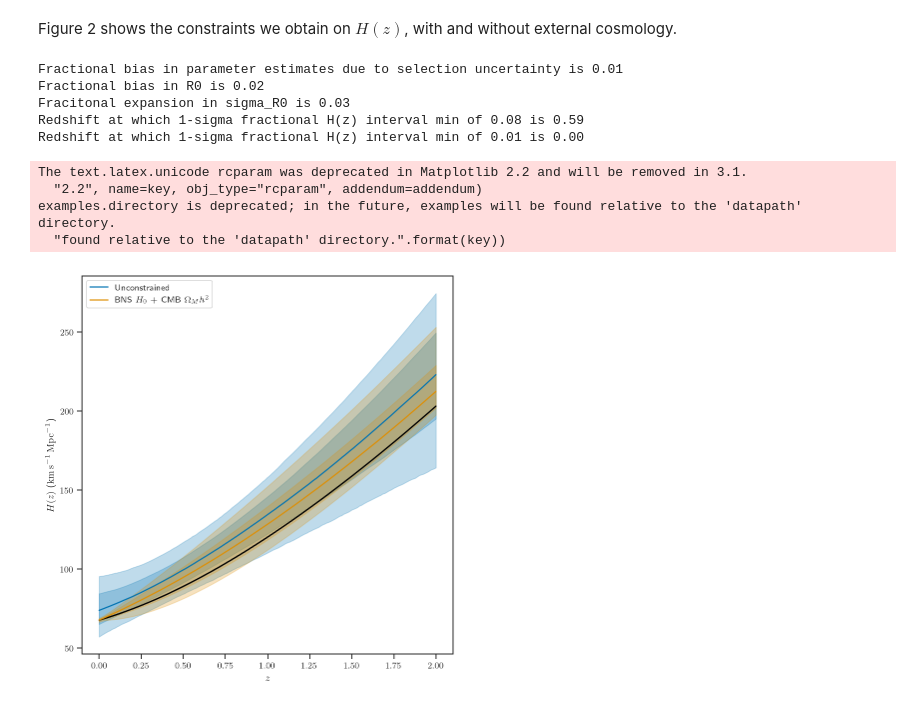
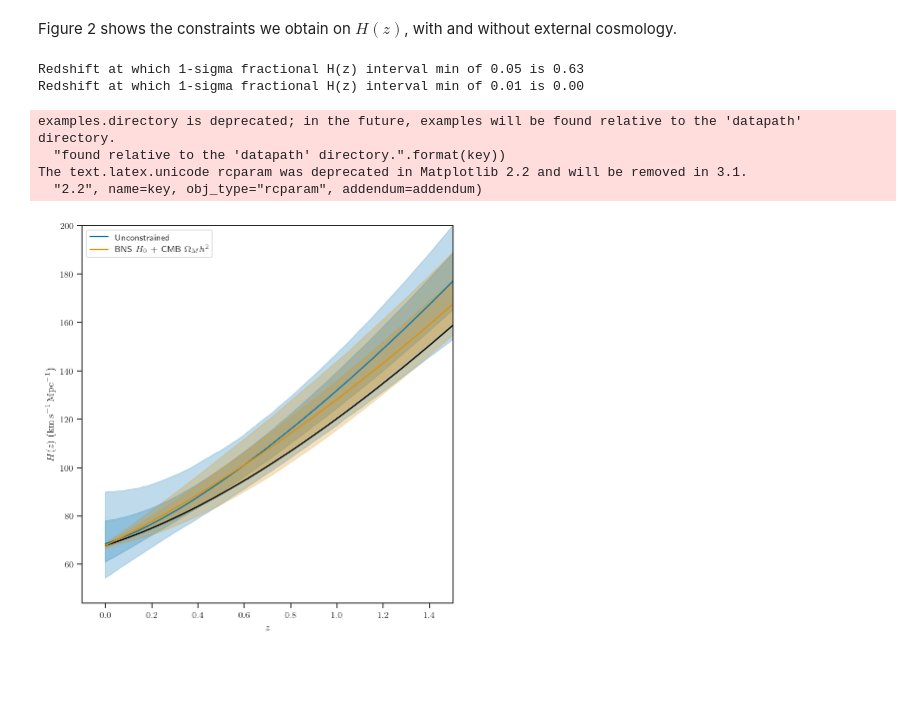
Before and after one commit to farr/PISNLineCosmography, a Jupyter notebook: PaperPlots.ipynb, the cells around one changed output. Drawn from its saved outputs; the diff is of its cells as text; code cells hidden in the pictures; blank space fills up the shorter version.

Commit message:
1 Year Results, paper plots for GMM, but maybe we should use sharp cutoff.

```diff
--- a/PaperPlots.ipynb
+++ b/PaperPlots.ipynb
@@ -36,7 +37,10 @@ with plots.pub_plots(figsize=array(plots.figsize_pub)/2):
 
     z = linspace(0, 2, 100)
     d = Planck15.luminosity_distance(z).to(u.Gpc).value
-    plot(d, 40*(1+z), color='k')
+
+    mmz = true_params['MMax']*(1+z)
+
+    plot(d, mmz, color='k')
 
     xlabel(r'$d_L$ ($\mathrm{Gpc}$)')
     ylabel(r'$m_1^\mathrm{det}$ ($M_\odot$)')
@@ -55,7 +59,7 @@ with plots.pub_plots(figsize=array(plots.figsize_pub)/2):
         five.create_dataset('m1det', data=m1s[n1:]*(1+zs[n1:]), compression='gzip', shuffle=True)
 
         f.create_dataset('dL', data=d, compression='gzip', shuffle=True)
-        f.create_dataset('m1_turnoff', data=40*(1+z), compression='gzip', shuffle=True)
+        f.create_dataset('m1_turnoff', data=mmz, compression='gzip', shuffle=True)
 
     figure()
 
@@ -67,7 +71,7 @@ with plots.pub_plots(figsize=array(plots.figsize_pub)/2):
     errorbar(dm[:n1], mm[:n1], xerr=ds[:n1], yerr=ms[:n1], fmt='.', label='1 yr', color=sns.color_palette()[0], alpha=0.25)
     errorbar(dm[n1:], mm[n1:], xerr=ds[n1:], yerr=ms[n1:], fmt='.', label='5 yr', color=sns.color_palette()[0], alpha=0.125)
 
-    plot(d, 40*(1+z), color='k')
+    plot(d, mmz, color='k')
 
     xlabel(r'$d_L$ ($\mathrm{Gpc}$)')
     ylabel(r'$m_1^\mathrm{det}$ ($M_\odot$)')
@@ -91,7 +95,7 @@ with plots.pub_plots(figsize=array(plots.figsize_pub)/2):
         five.create_dataset('m1det_err', data=ms[n1:], compression='gzip', shuffle=True)
 
         f.create_dataset('dL', data=d, compression='gzip', shuffle=True)
-        f.create_dataset('m1_turnoff', data=40*(1+z), compression='gzip', shuffle=True)
+        f.create_dataset('m1_turnoff', data=mmz, compression='gzip', shuffle=True)
 # %% [output]
 examples.directory is deprecated; in the future, examples will be found relative to the 'datapath' directory.
   "found relative to the 'datapath' directory.".format(key))
@@ -105,32 +109,29 @@ The text.latex.unicode rcparam was deprecated in Matplotlib 2.2 and will be remo
 Figure 2 shows the constraints we obtain on $H(z)$, with and without external cosmology.
 # %%
 c = plots.load_chains('population_1yr.h5')
+cc = plots.load_chains('population_1yr_cosmo.h5')
 
 with plots.pub_plots():
     zs, Hs_un = plots.Hz_plot(c, draw_tracks=False, label='Unconstrained')
 
-    pts_re = plots.rewt_w_samples(c)
-    c_re = {'H0': pts_re[:,0], 'Om': pts_re[:,1], 'w': pts_re[:,2]}
-
-    _, Hs_con = plots.Hz_plot(c_re, color=sns.color_palette()[1], draw_tracks=False, label=r'BNS $H_0$ + CMB $\Omega_M h^2$')
+    _, Hs_con = plots.Hz_plot(cc, color=sns.color_palette()[1], draw_tracks=False, label=r'BNS $H_0$ + CMB $\Omega_M h^2$')
 
     legend(loc='upper left')
+
+    axis(xmax=1.5, ymax=200)
 
     tight_layout()
     savefig('paper/plots/Hz.pdf')
 
     with h5py.File('paper/plots/Hz.h5', 'w') as f:
         f.create_dataset('zs', data=zs, compression='gzip', shuffle=True)
         f.create_dataset('Hs-unconstrained', data=Hs_un, compression='gzip', shuffle=True)
         f.create_dataset('Hs-BNS-H0-CMB-Omh2', data=Hs_con, compression='gzip', shuffle=True)
 # %% [output]
-Fractional bias in parameter estimates due to selection uncertainty is 0.01
-Fractional bias in R0 is 0.02
-Fracitonal expansion in sigma_R0 is 0.03
-Redshift at which 1-sigma fractional H(z) interval min of 0.08 is 0.59
+Redshift at which 1-sigma fractional H(z) interval min of 0.05 is 0.63
 Redshift at which 1-sigma fractional H(z) interval min of 0.01 is 0.00
+examples.directory is deprecated; in the future, examples will be found relative to the 'datapath' directory.
+  "found relative to the 'datapath' directory.".format(key))
 The text.latex.unicode rcparam was deprecated in Matplotlib 2.2 and will be removed in 3.1.
   "2.2", name=key, obj_type="rcparam", addendum=addendum)
-examples.directory is deprecated; in the future, examples will be found relative to the 'datapath' directory.
-  "found relative to the 'datapath' directory.".format(key))
-[figure, old version]
+[figure, new version]
```
Also changed, not shown: parts of 2 cells of this notebook, 11 other files.
